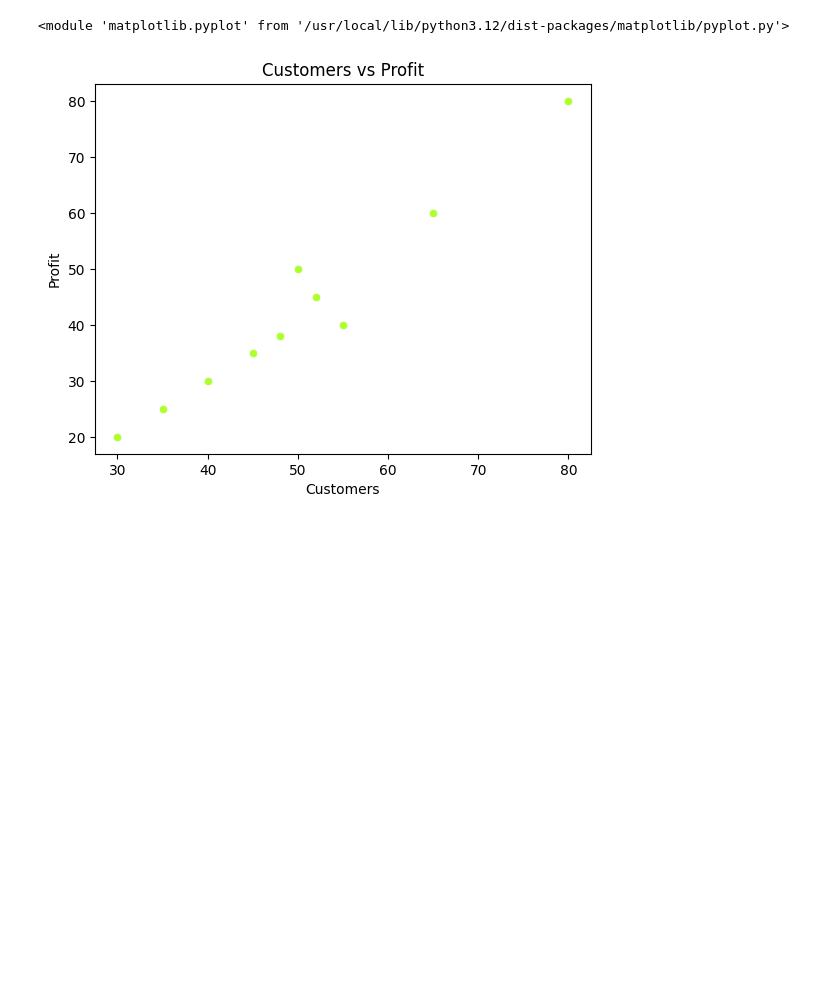
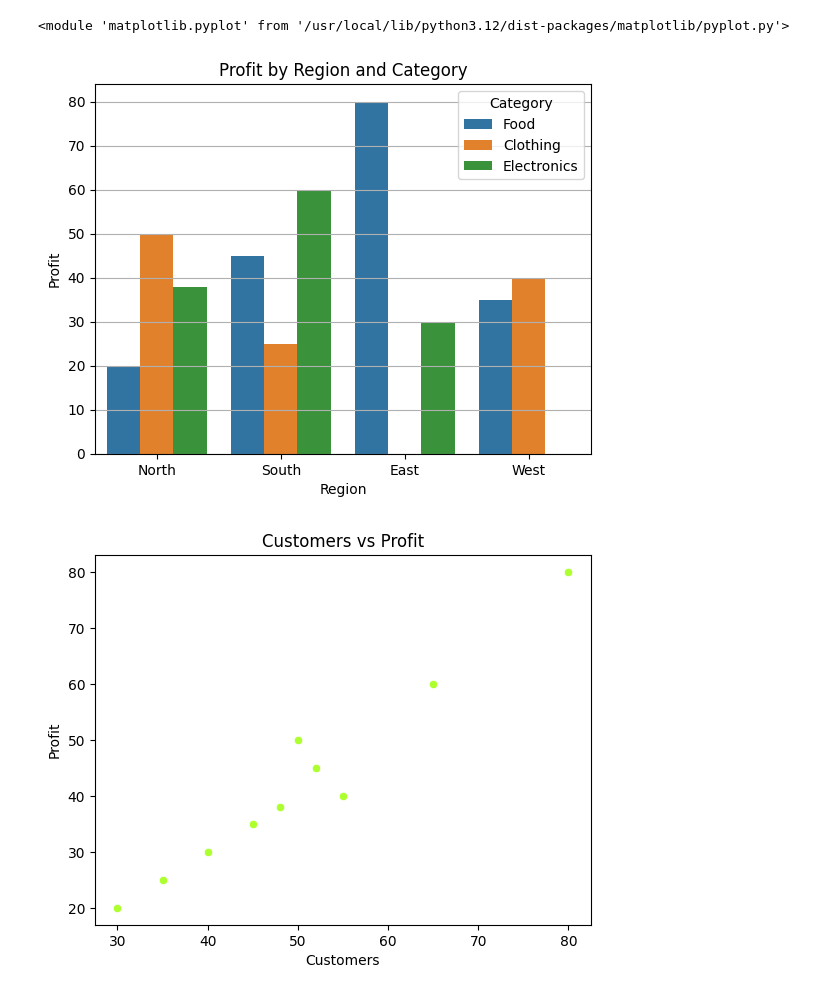
Before and after one commit to khush3012/Python-Lab, a Jupyter notebook: Basic Charts and Visual Encoding/Basic_Charts_and_Visual_Encoding_.ipynb, the cells around one changed output. Saved outputs shown, nothing was run; the diff lists cells and outputs as text; code cells hidden in the pictures; blank space fills up the shorter version.

```diff
--- a/Basic Charts and Visual Encoding/Basic_Charts_and_Visual_Encoding_.ipynb
+++ b/Basic Charts and Visual Encoding/Basic_Charts_and_Visual_Encoding_.ipynb
@@ -205,6 +213,17 @@ plt
 # %% [output]
 [figure]
 <module 'matplotlib.pyplot' from '/usr/local/lib/python3.12/dist-packages/matplotlib/pyplot.py'>
+# %%
+# Advanced Bar Chart
+
+sns.barplot(x = 'Region', y = 'Profit', data = df, hue = 'Category')
+plt.title("Profit by Region and Category")
+plt.xlabel('Region')
+plt.ylabel('Profit')
+plt.grid(axis='y')
+plt.show()
+# %% [output]
+[figure, added]
 # %%
 # Scatter Plot
 
```
Also changed, not shown: parts of 3 cells of this notebook.
